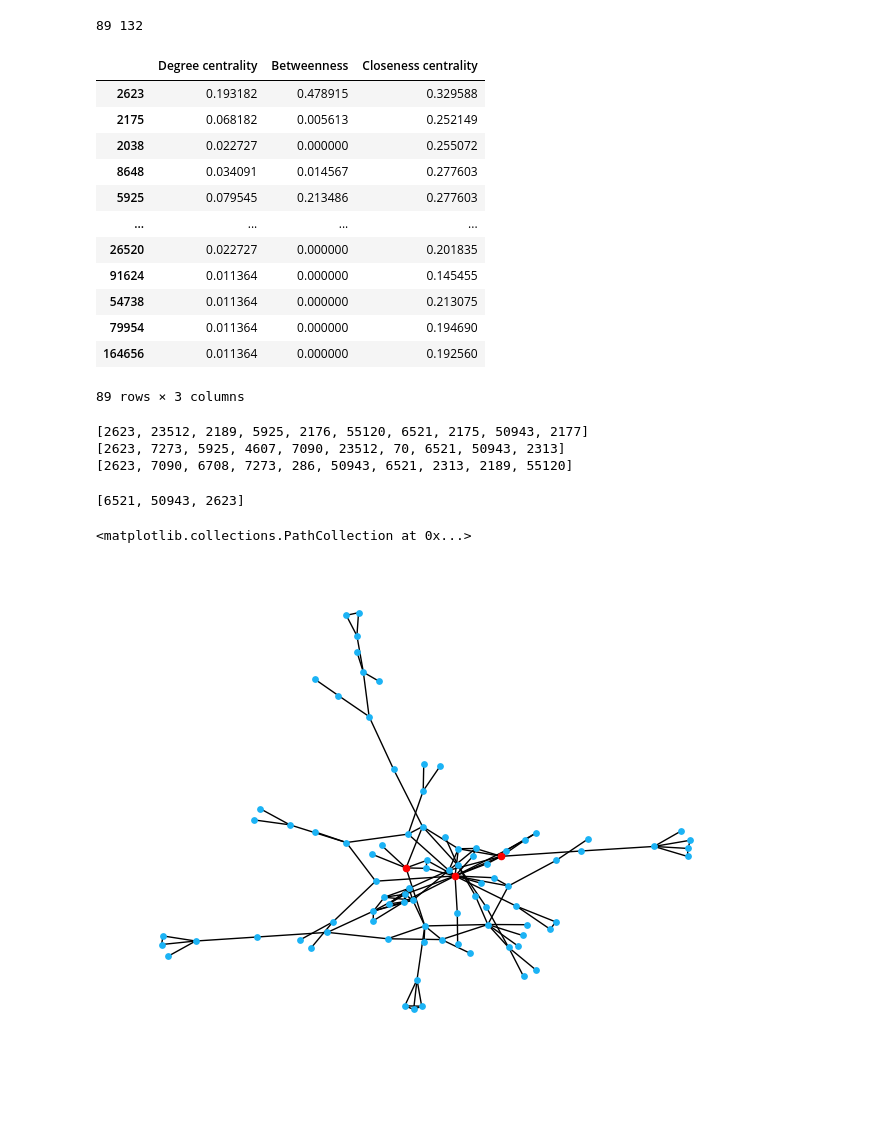
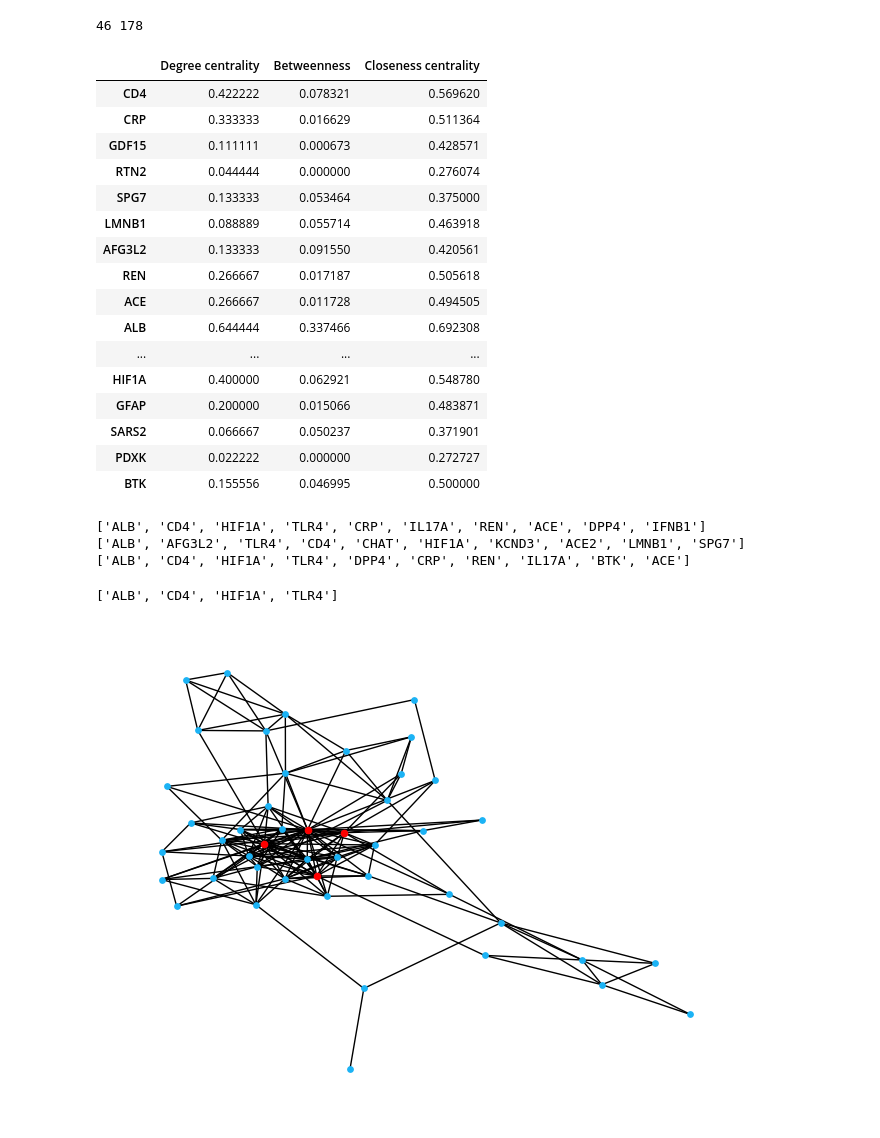
Before and after one commit to UEFBiomedicalInformaticsLab/NetBio_Summer_2023, a Jupyter notebook: Exercise_2_solutions.ipynb, the cells around one changed output. Saved outputs shown, nothing was run; the diff lists cells and outputs as text; code cells hidden in the pictures; blank space fills up the shorter version.

```diff
--- a/Exercise_2_solutions.ipynb
+++ b/Exercise_2_solutions.ipynb
@@ -33,8 +34,8 @@ edge_list = pd.read_csv("Data/Exercise_PPI_Net.csv")
 
 # Creating network from edge list
 ppi = nx.from_pandas_edgelist(df = edge_list,
-                                source = "proteinA",
-                                target = "proteinB")
+                                source = "from",
+                                target = "to")
 
 ppi_pos = nx.spring_layout(ppi, seed = 123)
 nx.draw(ppi, with_labels = False, pos = ppi_pos, node_size = 15, node_color = "#1BB3F5")
@@ -118,34 +119,38 @@ Here, we see that the module 0 has the highest overlap with the known SARS-CoV-2
 - Are there any genes that are common?
 # %%
 # Extract sub-network of the identified module
-module0_genes = community[0]
-module0_net = ppi.subgraph(module0_genes)
-print(len(module0_net.nodes()), len(module0_net.edges()))
+select_module_genes = community[1]
+select_module_net = ppi.subgraph(select_module_genes)
+print(len(select_module_net.nodes()), len(select_module_net.edges()))
 # %% [output]
-89 132
+46 178
 # %%
 # Calculate the centralities for genes
-degree_centrality = nx.degree_centrality(module0_net)
-betweenness_centrality = nx.betweenness_centrality(module0_net)
-closeness_centrality = nx.closeness_centrality(module0_net)
+degree_centrality = nx.degree_centrality(select_module_net)
+betweenness_centrality = nx.betweenness_centrality(select_module_net)
+closeness_centrality = nx.closeness_centrality(select_module_net)
 centrality_table = pd.DataFrame({"Degree centrality" : pd.Series(degree_centrality),
                                     "Betweenness" : pd.Series(betweenness_centrality),
                                     "Closeness centrality" : pd.Series(closeness_centrality)})
 centrality_table
 # %% [output]
 |  | Degree centrality | Betweenness | Closeness centrality |
-| 2623 | 0.193182 | 0.478915 | 0.329588 |
-| 2175 | 0.068182 | 0.005613 | 0.252149 |
-| 2038 | 0.022727 | 0.000000 | 0.255072 |
-| 8648 | 0.034091 | 0.014567 | 0.277603 |
-| 5925 | 0.079545 | 0.213486 | 0.277603 |
+| CD4 | 0.422222 | 0.078321 | 0.569620 |
+| CRP | 0.333333 | 0.016629 | 0.511364 |
+| GDF15 | 0.111111 | 0.000673 | 0.428571 |
+| RTN2 | 0.044444 | 0.000000 | 0.276074 |
+| SPG7 | 0.133333 | 0.053464 | 0.375000 |
+| LMNB1 | 0.088889 | 0.055714 | 0.463918 |
+| AFG3L2 | 0.133333 | 0.091550 | 0.420561 |
+| REN | 0.266667 | 0.017187 | 0.505618 |
+| ACE | 0.266667 | 0.011728 | 0.494505 |
+| ALB | 0.644444 | 0.337466 | 0.692308 |
 | ... | ... | ... | ... |
-| 26520 | 0.022727 | 0.000000 | 0.201835 |
-| 91624 | 0.011364 | 0.000000 | 0.145455 |
-| 54738 | 0.011364 | 0.000000 | 0.213075 |
-| 79954 | 0.011364 | 0.000000 | 0.194690 |
-| 164656 | 0.011364 | 0.000000 | 0.192560 |
+| HIF1A | 0.400000 | 0.062921 | 0.548780 |
+| GFAP | 0.200000 | 0.015066 | 0.483871 |
+| SARS2 | 0.066667 | 0.050237 | 0.371901 |
+| PDXK | 0.022222 | 0.000000 | 0.272727 |
+| BTK | 0.155556 | 0.046995 | 0.500000 |
-89 rows × 3 columns
 # %%
 # Print top 10 genes by centrality
 top_degree = list(centrality_table.sort_values(by = "Degree centrality", ascending = False)[0:10].index)
@@ -156,22 +161,22 @@ print(top_degree)
 print(top_betweenness)
 print(top_closeness)
 # %% [output]
-[2623, 23512, 2189, 5925, 2176, 55120, 6521, 2175, 50943, 2177]
-[2623, 7273, 5925, 4607, 7090, 23512, 70, 6521, 50943, 2313]
-[2623, 7090, 6708, 7273, 286, 50943, 6521, 2313, 2189, 55120]
+['ALB', 'CD4', 'HIF1A', 'TLR4', 'CRP', 'IL17A', 'REN', 'ACE', 'DPP4', 'IFNB1']
+['ALB', 'AFG3L2', 'TLR4', 'CD4', 'CHAT', 'HIF1A', 'KCND3', 'ACE2', 'LMNB1', 'SPG7']
+['ALB', 'CD4', 'HIF1A', 'TLR4', 'DPP4', 'CRP', 'REN', 'IL17A', 'BTK', 'ACE']
 # %%
 # Identify the genes that are common
 # These genes might be more important
 select_genes = list(set(top_degree) & set(top_betweenness) & set(top_closeness))
 select_genes
 # %% [output]
-[6521, 50943, 2623]
+['ALB', 'CD4', 'HIF1A', 'TLR4']
 # %%
-module0_net_pos = nx.spring_layout(module0_net, seed = 123)
-nx.draw(module0_net, with_labels = False, pos = module0_net_pos, node_size = 15, node_color = "#1BB3F5")
-nx.draw_networkx_nodes(module0_net, pos = module0_net_pos, nodelist = select_genes, node_size = 20, node_color = "red")
+select_module_net_pos = nx.spring_layout(select_module_net, seed = 123)
+nx.draw(select_module_net, with_labels = False, pos = select_module_net_pos, node_size = 15, node_color = "#1BB3F5")
+nx.draw_networkx_nodes(select_module_net, pos = select_module_net_pos, nodelist = select_genes, node_size = 20, node_color = "red")
+plt.show()
 # %% [output]
-<matplotlib.collections.PathCollection at 0x...>
-[figure, old version]
+[figure, new version]
 # %% [markdown]
 #### Exercise 3: Drug repurposing using network based proximities
```
Also changed, not shown: parts of 25 cells of this notebook, 12 other files.
